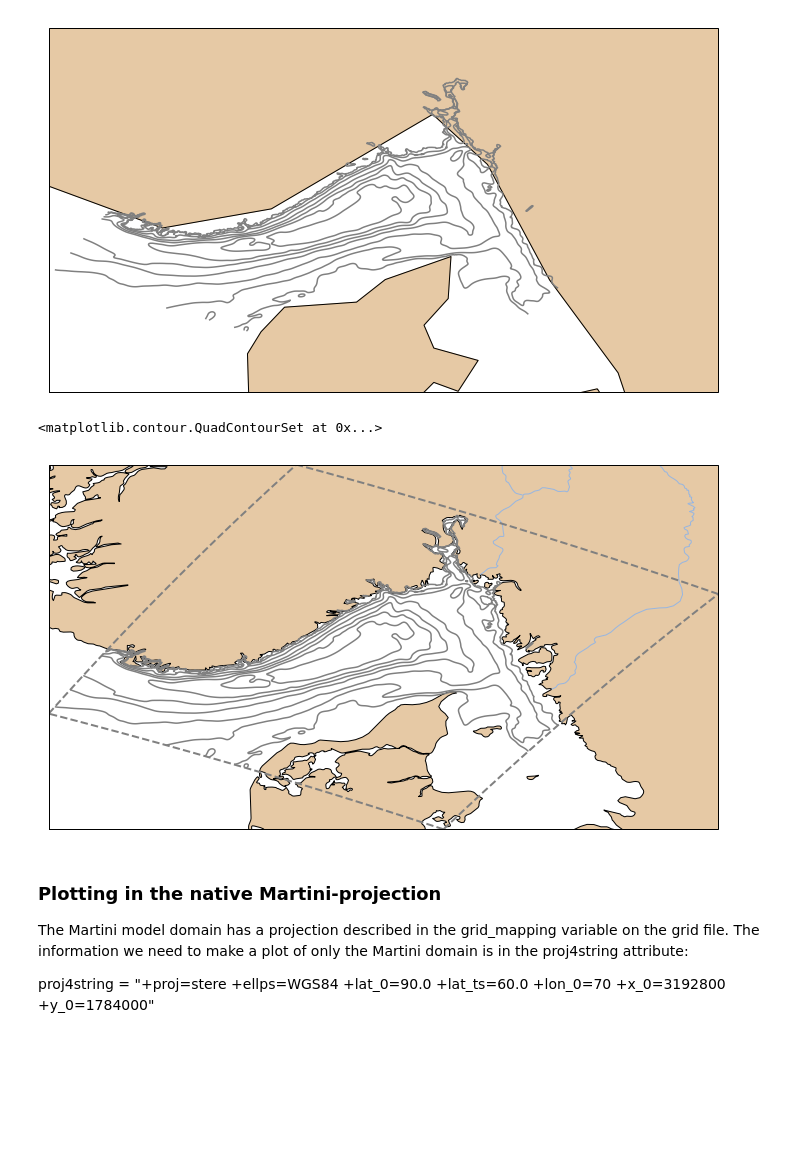
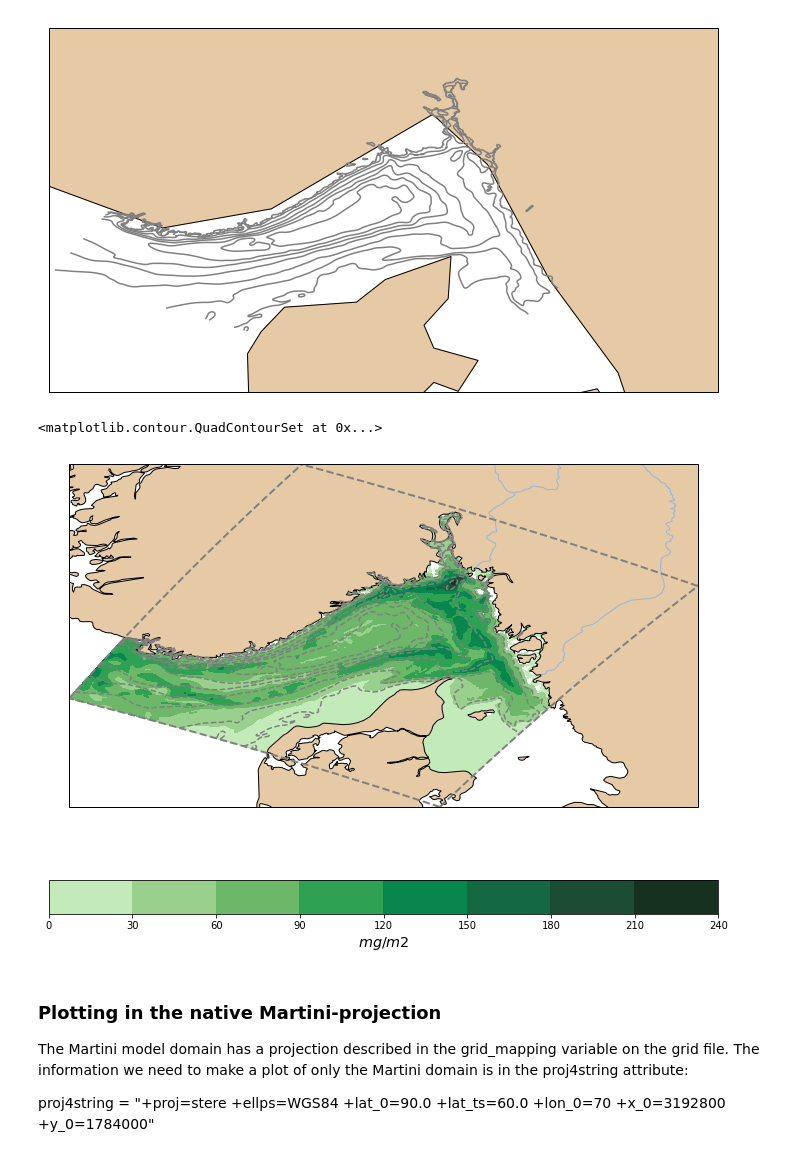
Before and after one commit to annks/Examples, a Jupyter notebook: MartiniControlRun.ipynb, the cells around one changed output. Saved outputs shown, nothing was run; the diff lists cells and outputs as text; code cells hidden in the pictures; blank space fills up the shorter version.

```diff
--- a/MartiniControlRun.ipynb
+++ b/MartiniControlRun.ipynb
@@ -248,35 +248,39 @@ river_10m = cfeature.NaturalEarthFeature(
 land_10m = cfeature.NaturalEarthFeature(
     category = 'physical', name = 'land',
     scale = '10m', edgecolor = 'none',facecolor = cfeature.COLORS['land'])
 
 coastline_10m = cfeature.NaturalEarthFeature(
     category = 'physical', name = 'coastline',
     scale = '10m', edgecolor = 'k',facecolor = 'none')
 
 
 fig, ax = plt.subplots(nrows=1, ncols=1, subplot_kw=dict(projection=simple_map),  figsize=(12, 9))
 
 # Use model domain values as map boundaries
 # crs = ccrs.PlateCarree() means that values provided are in longitude, latitude format, not grid coordinates
 # associated with some other map projection.
 
 ax.set_extent([np.min(lon), np.max(lon),np.min(lat), np.max(lat)],crs = ccrs.PlateCarree())
 
 ax.add_feature(land_10m, facecolor='burlywood', alpha=0.75)  # Adding land
 ax.add_feature(coastline_10m) # Adding coastline
 ax.add_feature(river_10m) # Drawing rivers.
 
 # Plotting the map boundaries:
 ax.plot(lon[0,:], lat[0,:], '--', transform= ccrs.PlateCarree(), color = 'gray', linewidth =2)
 ax.plot(lon[-1,:], lat[-1,:], '--', transform= ccrs.PlateCarree(), color = 'gray', linewidth =2)
 ax.plot(lon[:,0], lat[:,0], '--', transform= ccrs.PlateCarree(), color = 'gray', linewidth =2)
 ax.plot(lon[:,-1], lat[:,-1], '--', transform= ccrs.PlateCarree(), color = 'gray', linewidth =2)
 
+# Adding the Chlorophyll data
+im = ax.contourf(lon[:], lat[:], max_chla, transform = ccrs.PlateCarree(), cmap = cmocean.cm.algae)
+cbar = plt.colorbar(im,  ax= ax,orientation = 'horizontal') # Add colorbar
+cbar.set_label('$mg/m2$', rotation=0, fontsize = 'x-large') # label the colorbar
 
-ax.contour(lon[:], lat[:], grid.h, levels = [25, 50, 100, 200, 300, 400, 500],  transform = ccrs.PlateCarree(), colors = 'gray')
+ax.contour(lon[:], lat[:], grid.h, levels = [25, 50, 100, 200, 300, 400, 500],  transform = ccrs.PlateCarree(), colors = 'gray', linestyles = 'dashed')
 # %% [output]
 <matplotlib.contour.QuadContourSet at 0x...>
-[figure, old version]
+[figure, new version]
 # %% [markdown]
 ### Plotting in the native Martini-projection
 The Martini model domain has a projection described in the grid_mapping variable on the grid file.
```
Also changed, not shown: parts of 1 cell of this notebook.
